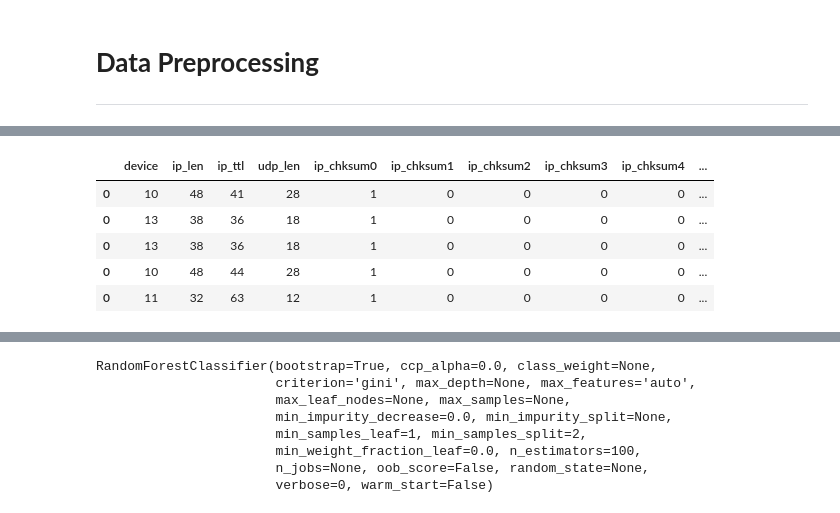
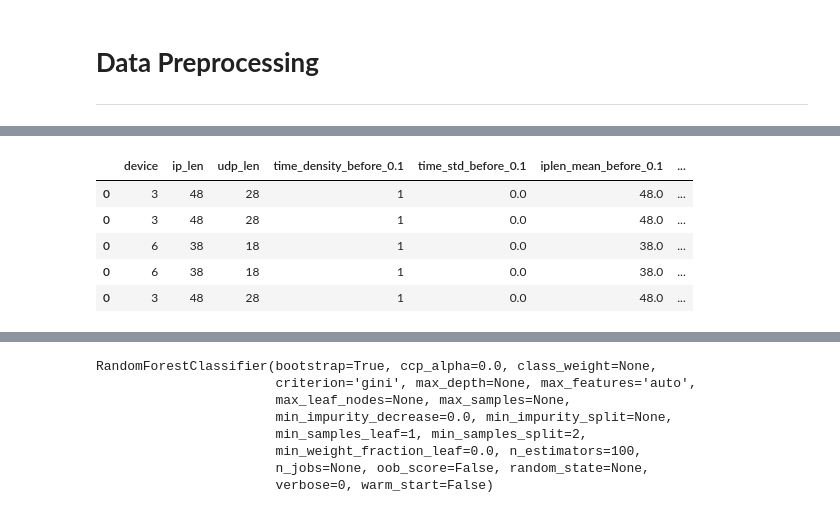
Before and after one commit to YeweiYuan/Iot-Security-Project, a Jupyter notebook: MLforUDP.ipynb, the cells around one changed output, grey strips where cells are left out. Drawn from its saved outputs; the diff is of its cells as text; code cells hidden in the pictures.

```diff
--- a/MLforUDP.ipynb
+++ b/MLforUDP.ipynb
@@ -106,3 +392,0 @@ cap.describe()
-# %%
-data = cap[['device', 'ip_len', 'ip_ttl', 'udp_len']]
-data.head()
@@ -115,0 +406,9 @@ data.head()
+# %%
+import pandas as pd
+
+cap = pd.read_csv('/content/drive/My Drive/LINUX/udpcaptime.csv')
+# %%
+#data = cap[['device', 'udp_len']]
+data = cap[['device', 'ip_len', 'udp_len','time_density_before_0.1',	'time_std_before_0.1',	'iplen_mean_before_0.1',	'iplen_std_before_0.1',	'udplen_mean_before_0.1',	'udplen_std_before_0.1',	'time_density_before_0.5',	'time_std_before_0.5',	'iplen_mean_before_0.5',	'iplen_std_before_0.5',	'udplen_mean_before_0.5',	'udplen_std_before_0.5',	'time_density_before_1.5',	'time_std_before_1.5',	'iplen_mean_before_1.5',	'iplen_std_before_1.5',	'udplen_mean_before_1.5',	'udplen_std_before_1.5',	'time_density_before_5.0',	'time_std_before_5.0',	'iplen_mean_before_5.0',	'iplen_std_before_5.0',	'udplen_mean_before_5.0',	'udplen_std_before_5.0']]
+#data = cap[['device', 'ip_len', 'ip_ttl', 'udp_len']]
+data.head()
@@ -118,14 +424,14 @@ def bin(x):
   digits = str('{0:016b}'.format(x))
   return digits
 # %%
-data = data.join(pd.DataFrame(cap["ip_chksum"].apply(bin).astype(str).str.findall(".").values.tolist()).add_prefix('ip_chksum'))
+#data = data.join(pd.DataFrame(cap["ip_chksum"].apply(bin).astype(str).str.findall(".").values.tolist()).add_prefix('ip_chksum'))
 data = data.join(pd.DataFrame(cap["udp_chksum"].apply(bin).astype(str).str.findall(".").values.tolist()).add_prefix('udp_chksum'))
 data.head()
 # %% [output]
-|  | device | ip_len | ip_ttl | udp_len | ip_chksum0 | ip_chksum1 | ip_chksum2 | ip_chksum3 | ip_chksum4 | ... |
-| 0 | 10 | 48 | 41 | 28 | 1 | 0 | 0 | 0 | 0 | ... |
-| 0 | 13 | 38 | 36 | 18 | 1 | 0 | 0 | 0 | 0 | ... |
-| 0 | 13 | 38 | 36 | 18 | 1 | 0 | 0 | 0 | 0 | ... |
-| 0 | 10 | 48 | 44 | 28 | 1 | 0 | 0 | 0 | 0 | ... |
-| 0 | 11 | 32 | 63 | 12 | 1 | 0 | 0 | 0 | 0 | ... |
+|  | device | ip_len | udp_len | time_density_before_0.1 | time_std_before_0.1 | iplen_mean_before_0.1 | ... |
+| 0 | 3 | 48 | 28 | 1 | 0.0 | 48.0 | ... |
+| 0 | 3 | 48 | 28 | 1 | 0.0 | 48.0 | ... |
+| 0 | 6 | 38 | 18 | 1 | 0.0 | 38.0 | ... |
+| 0 | 6 | 38 | 18 | 1 | 0.0 | 38.0 | ... |
+| 0 | 3 | 48 | 28 | 1 | 0.0 | 48.0 | ... |
 # %%
```
Also changed, not shown: parts of 75 cells of this notebook.
